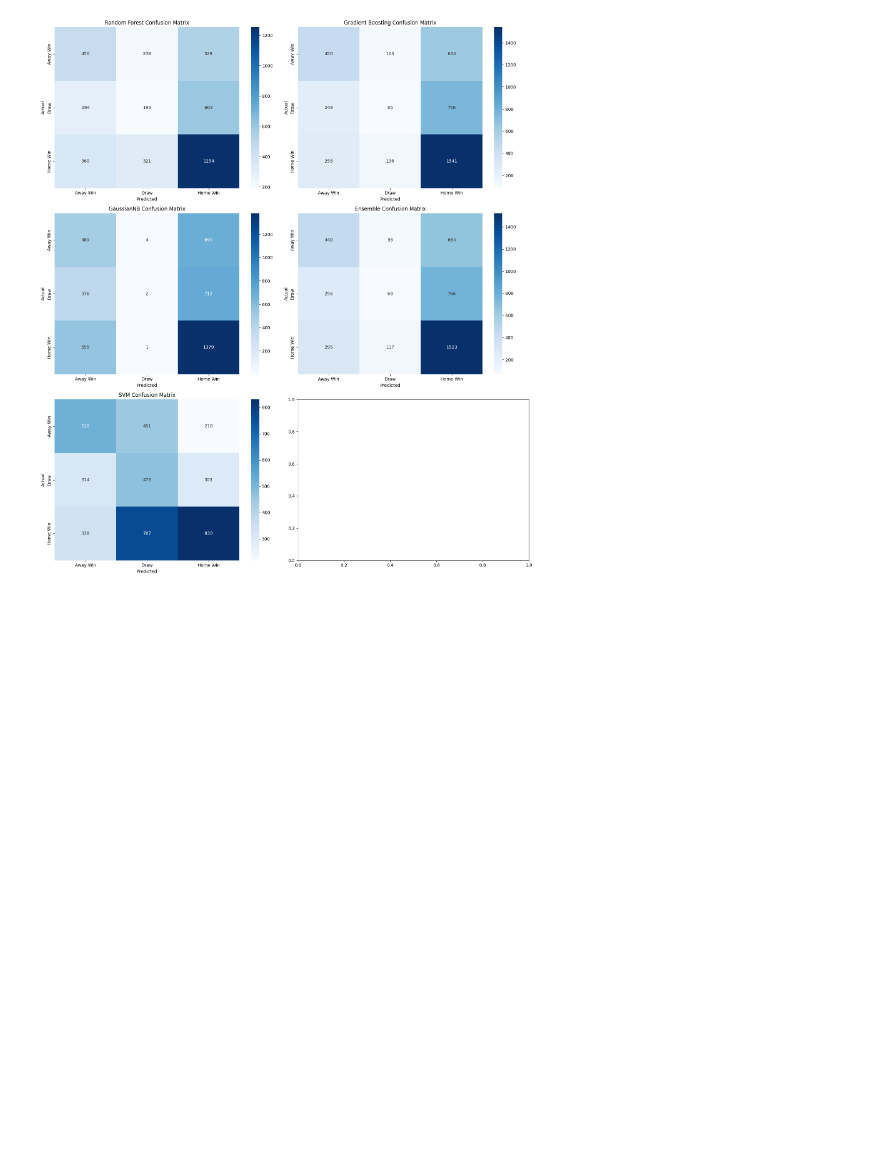
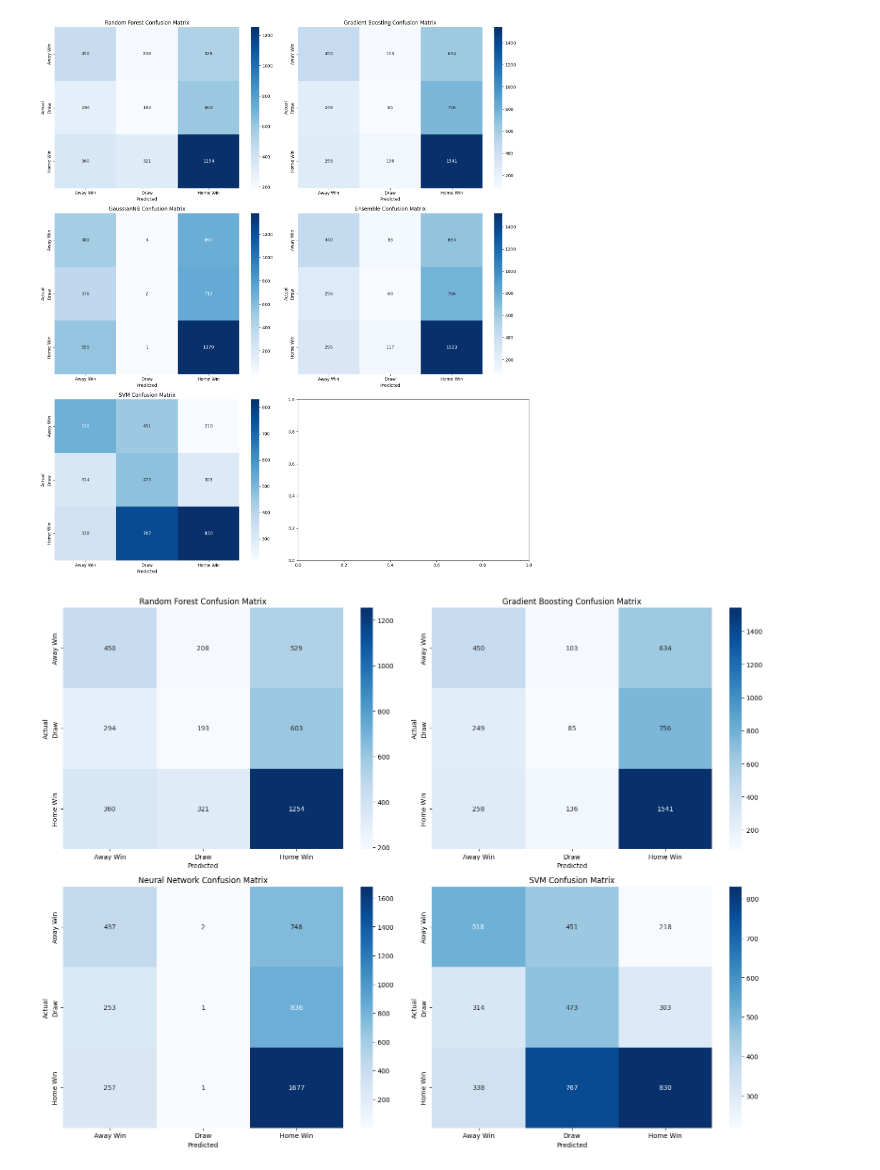
Before and after one commit to Shrimadh/ALDA, a Jupyter notebook: match_outcome_prediction.ipynb, the cells around one changed output. Cells and saved outputs as stored; diff of their text form; code cells hidden in the pictures; blank space fills up the shorter version.

```diff
--- a/match_outcome_prediction.ipynb
+++ b/match_outcome_prediction.ipynb
@@ -756,3 +756,26 @@ Confusion Matrix:
  [ 254   48  788]
  [ 284   78 1573]]
 [figure]
+# %%
+
+# Plot confusion matrices for each model
+fig, axes = plt.subplots(2, 2, figsize=(16, 12))
+model_names = ["Random Forest", "Gradient Boosting", "Neural Network"]
+conf_matrices = [rf_conf_matrix, gb_conf_matrix, nn_conf_matrix]
+
+conf_matrices.append(svm_conf_matrix)
+model_names.append("SVM")
+
+for i, (ax, conf_matrix, model_name) in enumerate(zip(axes.flatten(), conf_matrices, model_names)):
+    sns.heatmap(conf_matrix, annot=True, fmt='d', cmap='Blues', ax=ax,
+                xticklabels=['Away Win', 'Draw', 'Home Win'],
+                yticklabels=['Away Win', 'Draw', 'Home Win'])
+    ax.set_title(f'{model_name} Confusion Matrix')
+    ax.set_xlabel('Predicted')
+    ax.set_ylabel('Actual')
+
+
+plt.tight_layout()
+plt.show()
+# %% [output]
+[figure, added]
```
